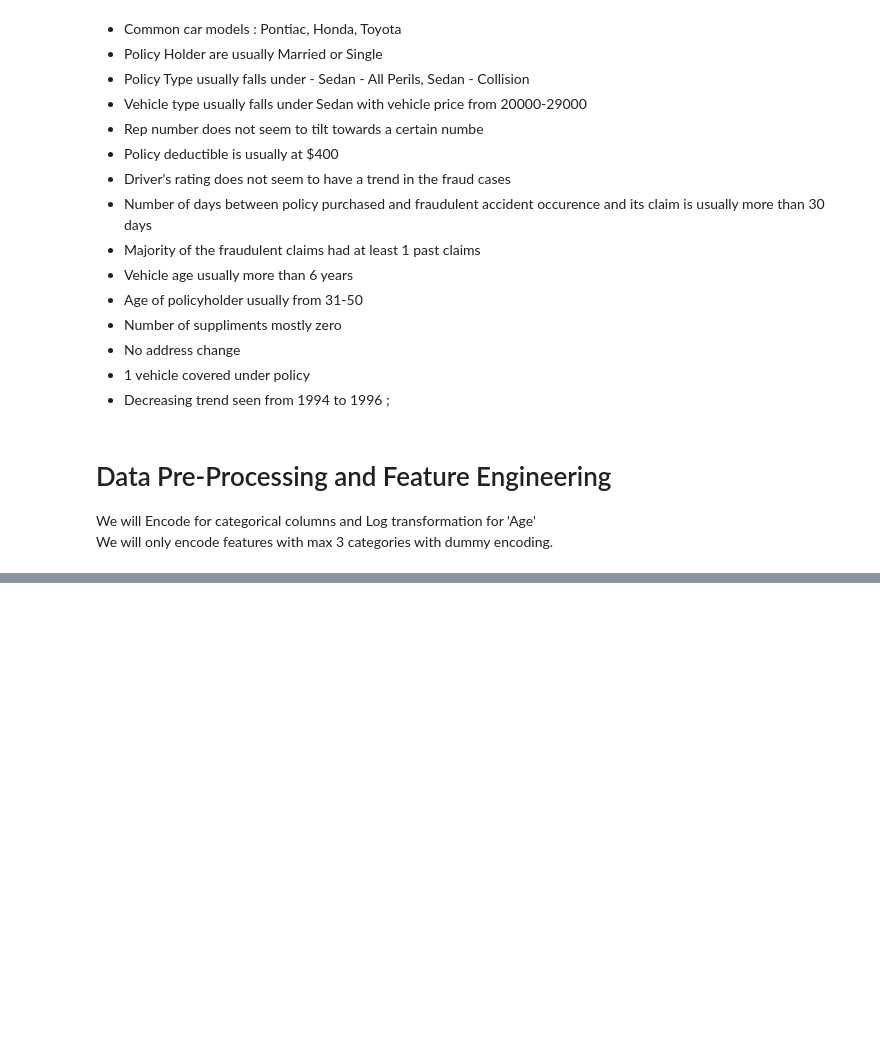
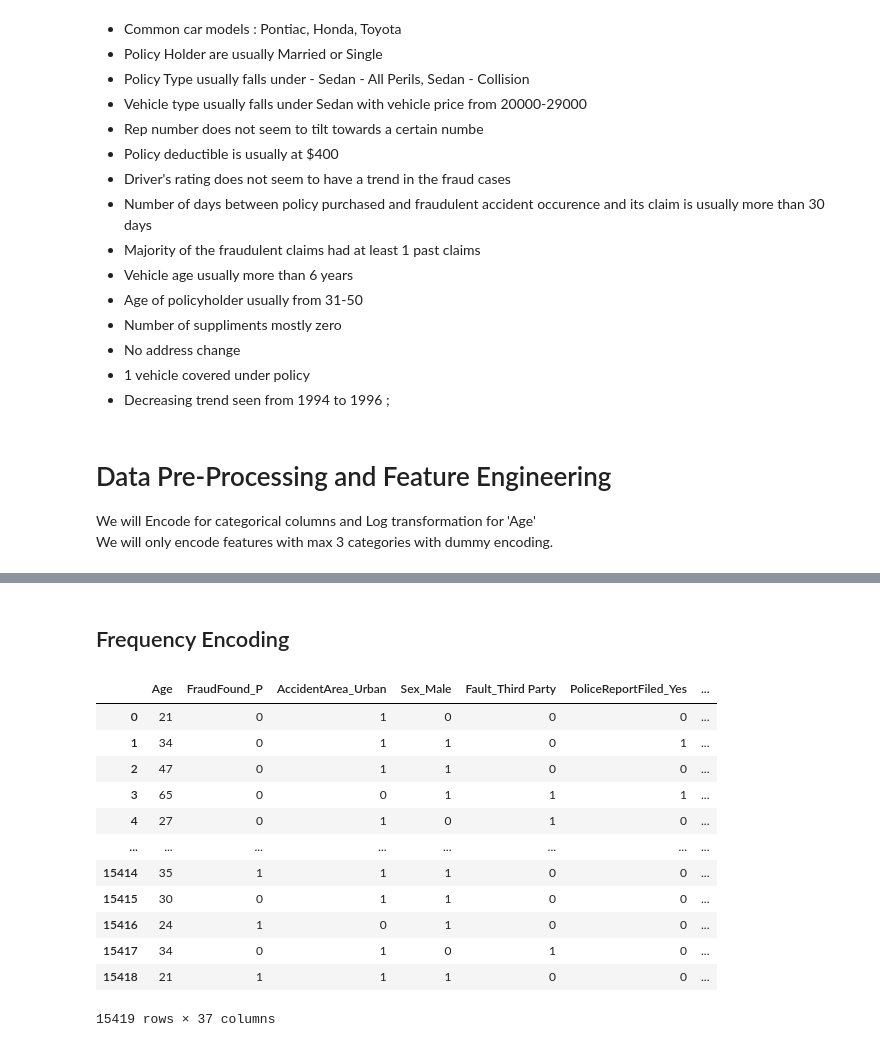
Before and after one commit to irungus/Applied-Machine-Learning, a Jupyter notebook: POA CAT 1.ipynb, the cells around one changed output, grey strips where cells are left out. Cells and saved outputs as stored; diff of their text form; code cells hidden in the pictures; blank space fills up the shorter version.

```diff
--- a/POA CAT 1.ipynb
+++ b/POA CAT 1.ipynb
@@ -525,0 +803,37 @@ We will only encode features with max 3 categories with dummy encoding.
+# %% [markdown]
+## Frequency Encoding
+# %%
+# Create a list containing the columns to do frequency encoding
+freqlist = ['Month', 'WeekOfMonth', 'DayOfWeek', 'Make', 'DayOfWeekClaimed', 'MonthClaimed', 'WeekOfMonthClaimed', 'RepNumber']
+# %%
+#Create a function to calculate frequency for each category in the columns under freqlist and do frequency encoding for each column
+df_fe = pd.DataFrame()
+def freqenc (freqlist, df):
+    for i in freqlist:
+        counts = df[i].value_counts()
+    # get frequency of each category
+        encoding = counts/len(df)
+    # map() maps the frequency of each category to each observation
+        df_fe[i] = df[i].map(encoding)
+    df.drop(freqlist, axis = 1, inplace = True)  # Drop original columns
+    # Concat the results to the original dataframe
+    df= pd.concat([df, df_fe], axis = 1)
+
+    return(df)
+# %%
+data_dum = freqenc(freqlist, data_dum)
+data_dum
+# %% [output]
+|  | Age | FraudFound_P | AccidentArea_Urban | Sex_Male | Fault_Third Party | PoliceReportFiled_Yes | ... |
+| 0 | 21 | 0 | 1 | 0 | 0 | 0 | ... |
+| 1 | 34 | 0 | 1 | 1 | 0 | 1 | ... |
+| 2 | 47 | 0 | 1 | 1 | 0 | 0 | ... |
+| 3 | 65 | 0 | 0 | 1 | 1 | 1 | ... |
+| 4 | 27 | 0 | 1 | 0 | 1 | 0 | ... |
+| ... | ... | ... | ... | ... | ... | ... | ... |
+| 15414 | 35 | 1 | 1 | 1 | 0 | 0 | ... |
+| 15415 | 30 | 0 | 1 | 1 | 0 | 0 | ... |
+| 15416 | 24 | 1 | 0 | 1 | 0 | 0 | ... |
+| 15417 | 34 | 0 | 1 | 0 | 1 | 0 | ... |
+| 15418 | 21 | 1 | 1 | 1 | 0 | 0 | ... |
+15419 rows × 37 columns
```
Also changed, not shown: parts of 23 cells of this notebook.
